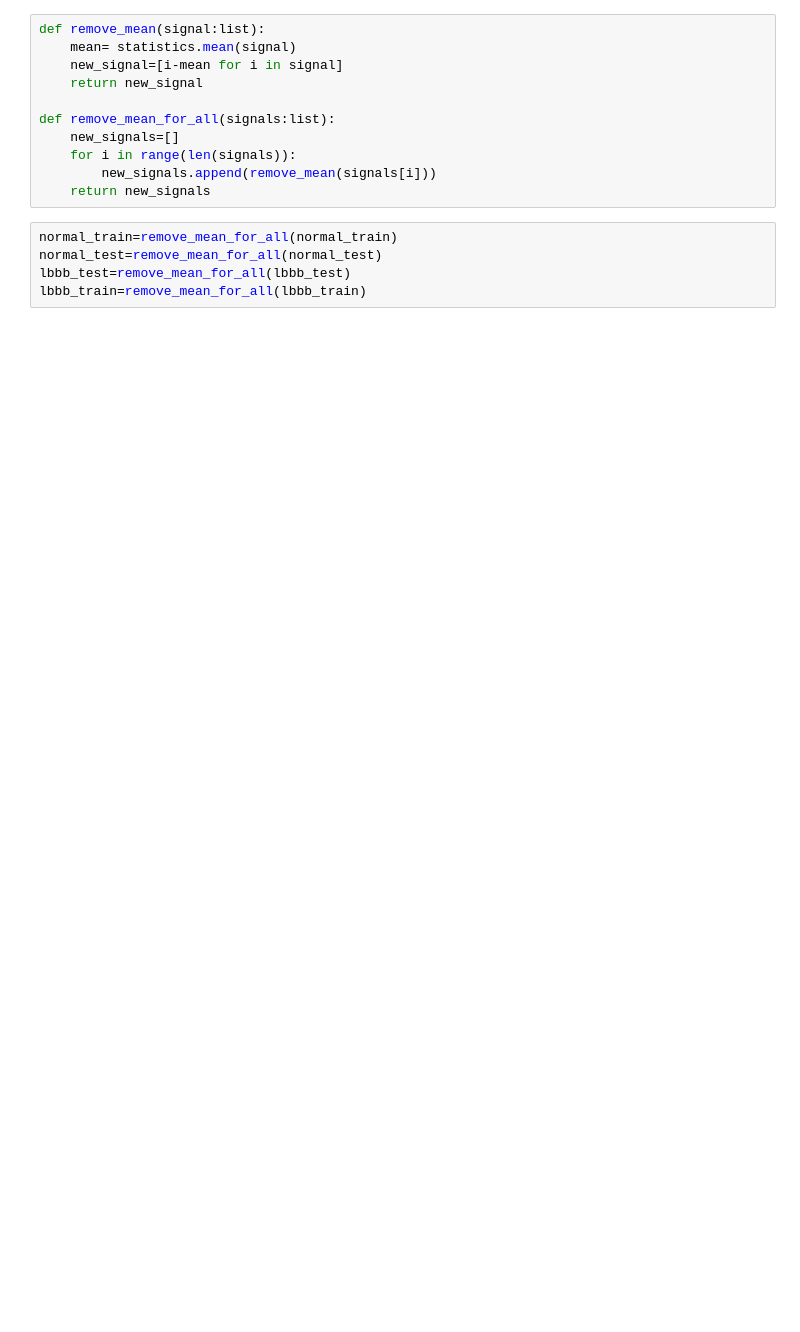
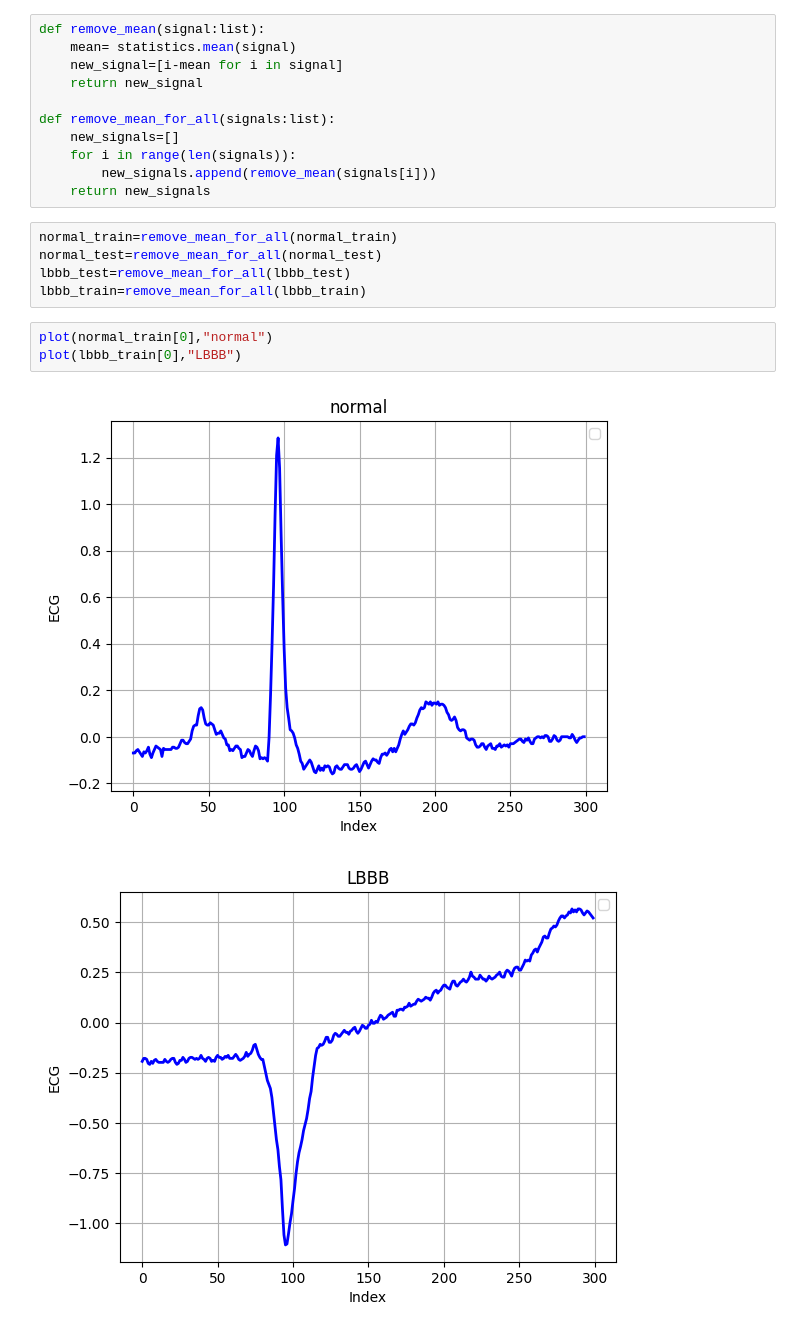
Before and after one commit to ELDA7EE7/DSP-Project, a Jupyter notebook: preprocess.ipynb, the cells around one changed output. Drawn from its saved outputs; the diff is of its cells as text; blank space fills up the shorter version.

```diff
--- a/preprocess.ipynb
+++ b/preprocess.ipynb
@@ -54,6 +77,12 @@ normal_train=remove_mean_for_all(normal_train)
 normal_test=remove_mean_for_all(normal_test)
 lbbb_test=remove_mean_for_all(lbbb_test)
 lbbb_train=remove_mean_for_all(lbbb_train)
+# %%
+plot(normal_train[0],"normal")
+plot(lbbb_train[0],"LBBB")
+# %% [output]
+[figure, added]
+[figure, added]
 # %%
 def bandpass_filter(signal, fs, lowcut, highcut, order=4):
     """
```
Also changed, not shown: parts of 9 cells of this notebook.
